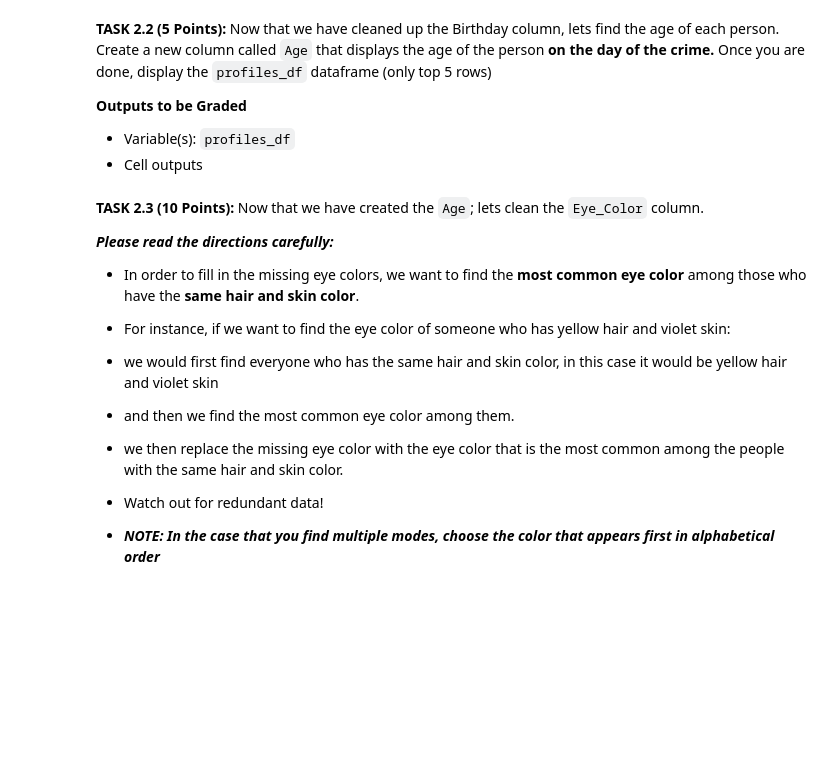
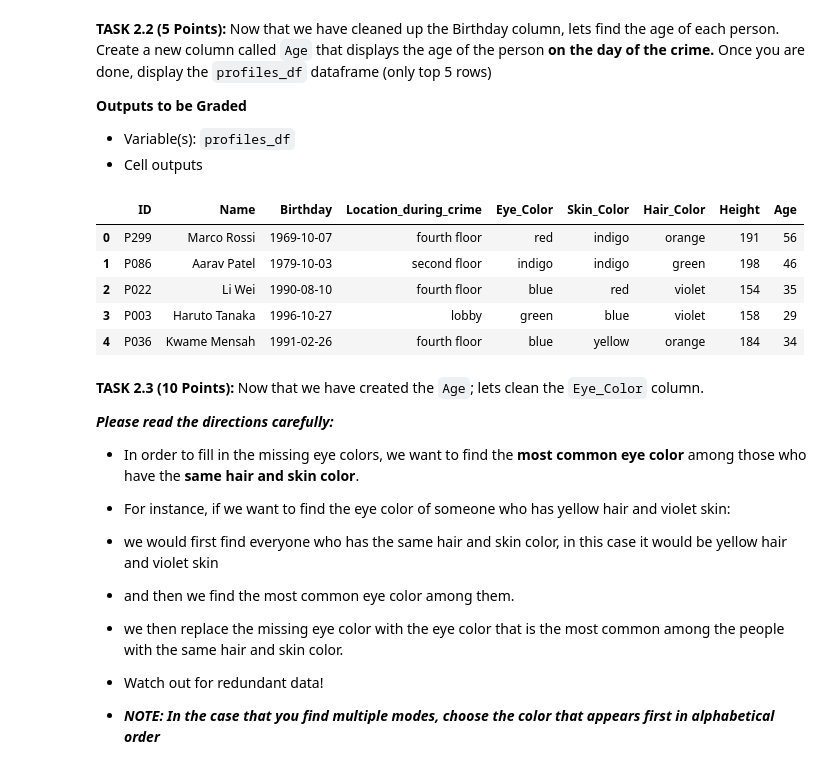
Before and after one commit to lukeadjei/CMSC320_HW1_sec0201_Git, a Jupyter notebook: HW3 - Data Exploration/CMSC320_HW3_Fall2026.ipynb, the cells around one changed output. Drawn from its saved outputs; the diff is of its cells as text; code cells hidden in the pictures; blank space fills up the shorter version.

```diff
--- a/HW3 - Data Exploration/CMSC320_HW3_Fall2026.ipynb
+++ b/HW3 - Data Exploration/CMSC320_HW3_Fall2026.ipynb
@@ -120,3 +120,5 @@ Information contained in this dataset are as follows:
 - Cell outputs
 # %%
 # Write your code here
+profiles_df = pd.read_csv("Profiles.csv")
+profiles_df.head(5)
@@ -191,0 +235,6 @@ Look back at the "Profiles" dataset. Using other pandas functions than `count()`
+# %%
+# Write your code here
+fmt1 = pd.to_datetime(profiles_df["Birthday"], errors='coerce', format="%Y/%d/%m")
+fmt2 = pd.to_datetime(profiles_df["Birthday"], errors='coerce', format="%m/%d/%Y")
+profiles_df["Birthday"] = fmt1.fillna(fmt2)
+profiles_df.head()
@@ -201,3 +255,17 @@ Look back at the "Profiles" dataset. Using other pandas functions than `count()`
+# %%
+# Write your code here
+crime_date = pd.Timestamp("2026-01-27")
+birthday = profiles_df["Birthday"]
+not_yet = (birthday.dt.month > crime_date.month) | ((birthday.dt.month == crime_date.month) & (birthday.dt.day > crime_date.day))
+profiles_df["Age"] = crime_date.year - birthday.dt.year - not_yet.astype(int)
+profiles_df.head()
+# %% [output]
+|  | ID | Name | Birthday | Location_during_crime | Eye_Color | Skin_Color | Hair_Color | Height | Age |
+| 0 | P299 | Marco Rossi | 1969-10-07 | fourth floor | red | indigo | orange | 191 | 56 |
+| 1 | P086 | Aarav Patel | 1979-10-03 | second floor | indigo | indigo | green | 198 | 46 |
+| 2 | P022 | Li Wei | 1990-08-10 | fourth floor | blue | red | violet | 154 | 35 |
+| 3 | P003 | Haruto Tanaka | 1996-10-27 | lobby | green | blue | violet | 158 | 29 |
+| 4 | P036 | Kwame Mensah | 1991-02-26 | fourth floor | blue | yellow | orange | 184 | 34 |
 # %% [markdown]
 **TASK 2.3 (10 Points):** Now that we have created the `Age`; lets clean the `Eye_Color` column.
 
```
Also changed, not shown: parts of 15 cells of this notebook.
